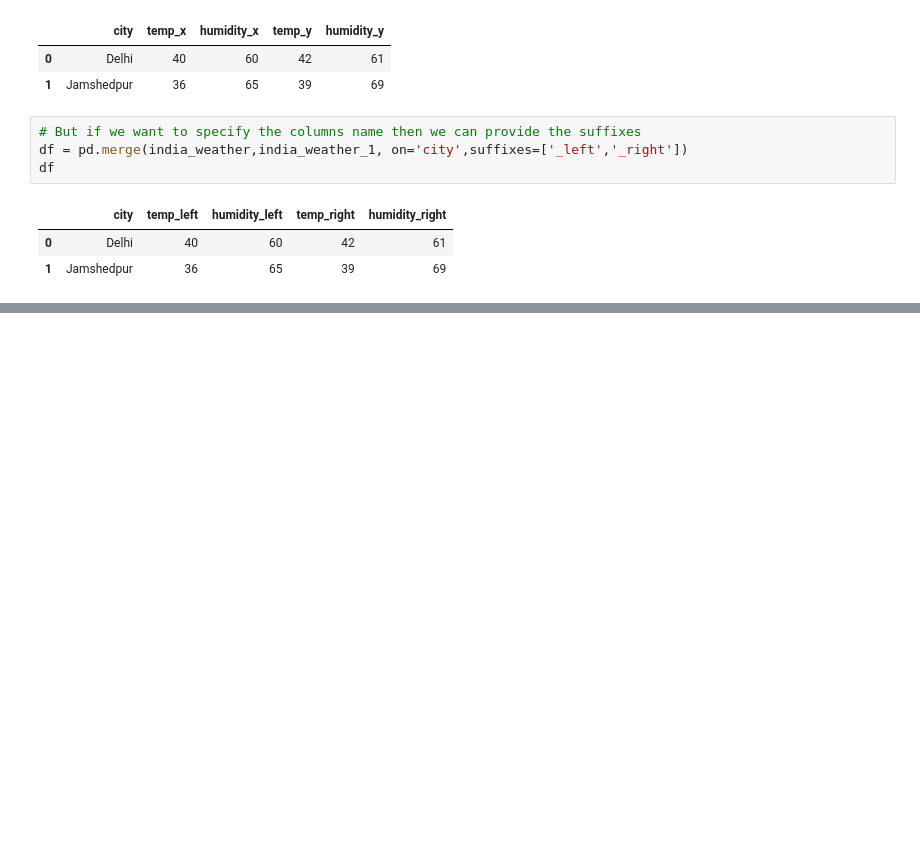
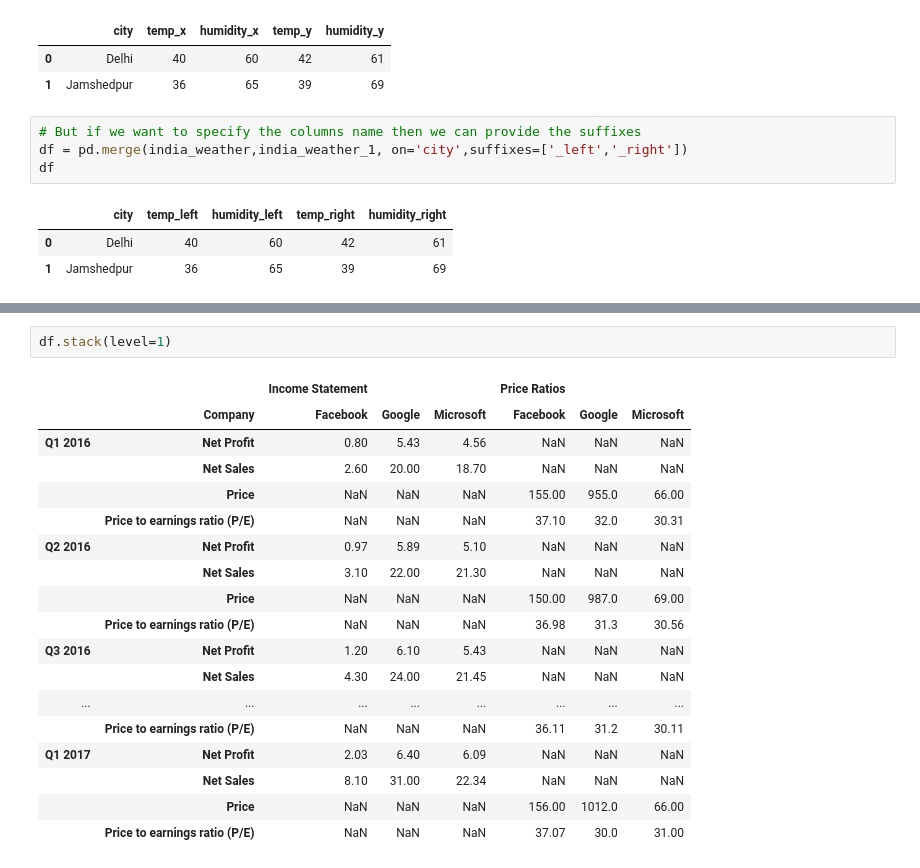
Before and after one commit to sumitpriye/Ml_Practice_CB, a Jupyter notebook: Pandas/Pandas.ipynb, the cells around one changed output, grey strips where cells are left out. Drawn from its saved outputs; the diff is of its cells as text; blank space fills up the shorter version.

```diff
--- a/Pandas/Pandas.ipynb
+++ b/Pandas/Pandas.ipynb
@@ -376,0 +735,21 @@ df
+# %%
+df.stack(level=1)
+# %% [output]
+|  |  | Income Statement |  |  | Price Ratios |  |  |
+|  | Company | Facebook | Google | Microsoft | Facebook | Google | Microsoft |
+| Q1 2016 | Net Profit | 0.80 | 5.43 | 4.56 | NaN | NaN | NaN |
+|  | Net Sales | 2.60 | 20.00 | 18.70 | NaN | NaN | NaN |
+|  | Price | NaN | NaN | NaN | 155.00 | 955.0 | 66.00 |
+|  | Price to earnings ratio (P/E) | NaN | NaN | NaN | 37.10 | 32.0 | 30.31 |
+| Q2 2016 | Net Profit | 0.97 | 5.89 | 5.10 | NaN | NaN | NaN |
+|  | Net Sales | 3.10 | 22.00 | 21.30 | NaN | NaN | NaN |
+|  | Price | NaN | NaN | NaN | 150.00 | 987.0 | 69.00 |
+|  | Price to earnings ratio (P/E) | NaN | NaN | NaN | 36.98 | 31.3 | 30.56 |
+| Q3 2016 | Net Profit | 1.20 | 6.10 | 5.43 | NaN | NaN | NaN |
+|  | Net Sales | 4.30 | 24.00 | 21.45 | NaN | NaN | NaN |
+| ... | ... | ... | ... | ... | ... | ... | ... |
+|  | Price to earnings ratio (P/E) | NaN | NaN | NaN | 36.11 | 31.2 | 30.11 |
+| Q1 2017 | Net Profit | 2.03 | 6.40 | 6.09 | NaN | NaN | NaN |
+|  | Net Sales | 8.10 | 31.00 | 22.34 | NaN | NaN | NaN |
+|  | Price | NaN | NaN | NaN | 156.00 | 1012.0 | 66.00 |
+|  | Price to earnings ratio (P/E) | NaN | NaN | NaN | 37.07 | 30.0 | 31.00 |
```
Also changed, not shown: parts of 42 cells of this notebook, 6 other files.
